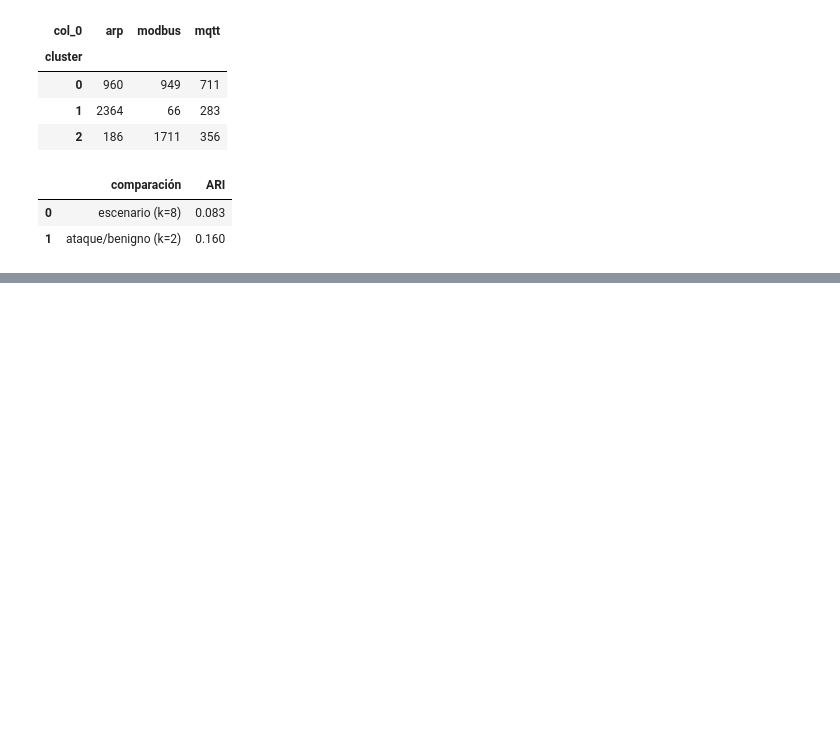
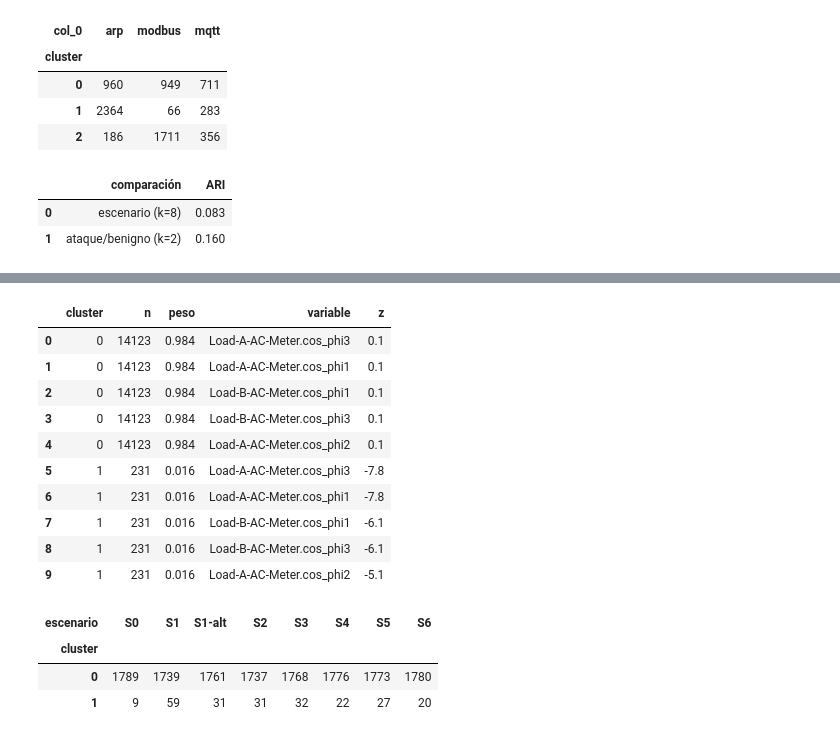
Before and after one commit to maxiricalde/data4cyber, a Jupyter notebook: Colab/NOSUPERVISADO.ipynb, the cells around one changed output, grey strips where cells are left out. Drawn from its saved outputs; the diff is of its cells as text; code cells hidden in the pictures; blank space fills up the shorter version.

```diff
--- a/Colab/NOSUPERVISADO.ipynb
+++ b/Colab/NOSUPERVISADO.ipynb
@@ -535,0 +590,29 @@ Se demuestra el circuito —archivo, transformación, puntaje, umbral, alerta—
+# %%
+# --- Comparación de modelos sobre el crudo (mismas métricas que invariantes) ---
+from sklearn.cluster import Birch, DBSCAN, KMeans
+from src2.interpretationNS import resumen_clustering
+from src2.unsupervised import escala_vecinos
+
+escala_crudo = escala_vecinos(Z_crudo)
+modelos_crudo = {
+    "kmeans": KMeans(n_clusters=K_crudo, n_init=10, random_state=SEED),
+    "birch": Birch(threshold=escala_crudo, n_clusters=None),
+    "dbscan": DBSCAN(eps=escala_crudo, min_samples=5),
+}
+print("K (crudo):", K_crudo, "| escala Birch/DBSCAN:", round(escala_crudo, 3))
+
+filas = []
+for nombre, modelo in modelos_crudo.items():
+    etiquetas_crudo = modelo.fit_predict(Z_crudo)
+    fila = {"modelo": nombre}
+    fila.update(resumen_clustering(Z_crudo, etiquetas_crudo, y_crudo, escenario_crudo,
+                                   "ataque", "escenario", random_state=SEED))
+    filas.append(fila)
+comparacion_crudo = pd.DataFrame(filas).set_index("modelo").round(3)
+display(comparacion_crudo)
+
+solidos_crudo = comparacion_crudo[comparacion_crudo["peso_min"] >= 0.01]
+mejor_crudo = solidos_crudo["silueta"].idxmax()
+print(f"mejor clustering sobre crudo: {mejor_crudo} "
+      f"(silueta {comparacion_crudo.loc[mejor_crudo, 'silueta']:.3f}, "
+      f"Davies-Bouldin {comparacion_crudo.loc[mejor_crudo, 'davies_bouldin']:.3f})")
@@ -535,0 +627,29 @@ Se demuestra el circuito —archivo, transformación, puntaje, umbral, alerta—
+# %%
+# --- Interpretación del KMeans sobre el crudo: ¿qué mide cada cluster? ---
+# Perfil z-score sobre las 132 columnas: |z| alto marca la señal cruda que
+# define cada grupo. Si los clusters coinciden con el escenario, el crudo está
+# agrupando régimen/tiempo (nivel) y no la física del fallo.
+from src2.interpretationNS import perfil_clusters, tabla_clusters_escenario
+
+km_crudo = KMeans(n_clusters=K_crudo, n_init=10, random_state=SEED).fit(Z_crudo)
+etiquetas_km_crudo = km_crudo.labels_
+
+display(perfil_clusters(X_crudo.to_numpy(dtype=float), etiquetas_km_crudo,
+                        X_crudo.columns, top=5))
+display(tabla_clusters_escenario(etiquetas_km_crudo, escenario_crudo))
+# %% [output]
+|  | cluster | n | peso | variable | z |
+| 0 | 0 | 14123 | 0.984 | Load-A-AC-Meter.cos_phi3 | 0.1 |
+| 1 | 0 | 14123 | 0.984 | Load-A-AC-Meter.cos_phi1 | 0.1 |
+| 2 | 0 | 14123 | 0.984 | Load-B-AC-Meter.cos_phi1 | 0.1 |
+| 3 | 0 | 14123 | 0.984 | Load-B-AC-Meter.cos_phi3 | 0.1 |
+| 4 | 0 | 14123 | 0.984 | Load-A-AC-Meter.cos_phi2 | 0.1 |
+| 5 | 1 | 231 | 0.016 | Load-A-AC-Meter.cos_phi3 | -7.8 |
+| 6 | 1 | 231 | 0.016 | Load-A-AC-Meter.cos_phi1 | -7.8 |
+| 7 | 1 | 231 | 0.016 | Load-B-AC-Meter.cos_phi1 | -6.1 |
+| 8 | 1 | 231 | 0.016 | Load-B-AC-Meter.cos_phi3 | -6.1 |
+| 9 | 1 | 231 | 0.016 | Load-A-AC-Meter.cos_phi2 | -5.1 |
+| escenario | S0 | S1 | S1-alt | S2 | S3 | S4 | S5 | S6 |
+| cluster |  |  |  |  |  |  |  |  |
+| 0 | 1789 | 1739 | 1761 | 1737 | 1768 | 1776 | 1773 | 1780 |
+| 1 | 9 | 59 | 31 | 31 | 32 | 22 | 27 | 20 |
```
Also changed, not shown: parts of 23 cells of this notebook.
